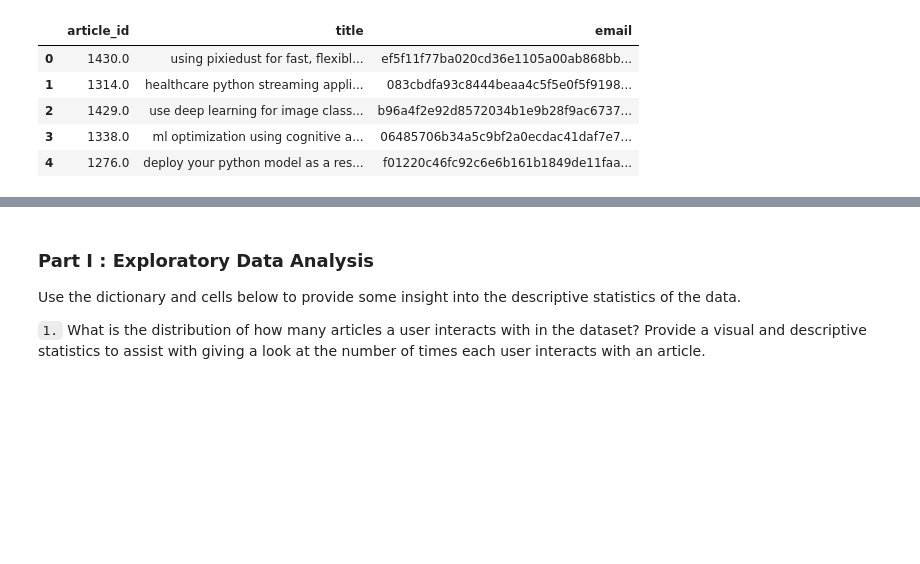
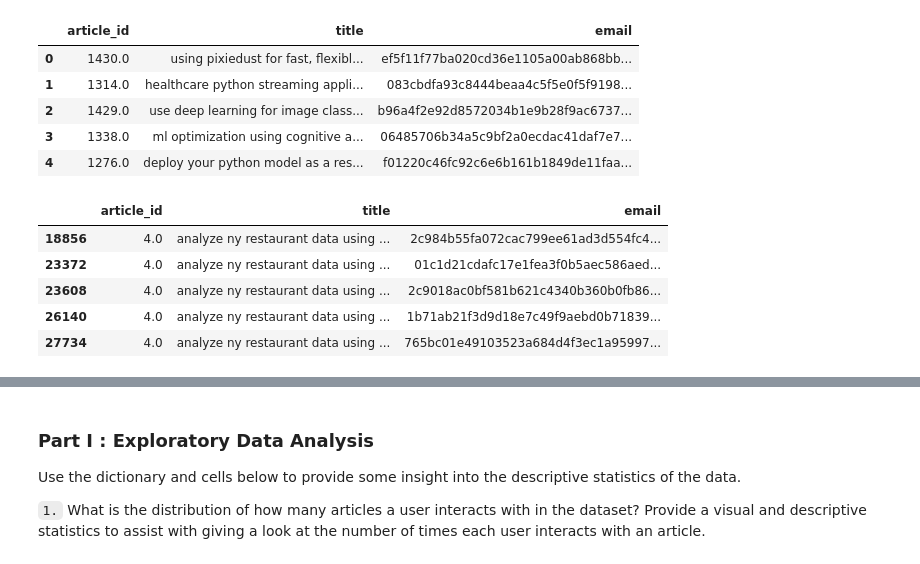
Before and after one commit to NamWoo/Recommendations_with_IBM, a Jupyter notebook: Recommendations_with_IBM.ipynb, the cells around one changed output, grey strips where cells are left out. Cells and saved outputs as stored; diff of their text form; code cells hidden in the pictures; blank space fills up the shorter version.

```diff
--- a/Recommendations_with_IBM.ipynb
+++ b/Recommendations_with_IBM.ipynb
@@ -42,6 +42,15 @@ df.head()
 | 2 | 1429.0 | use deep learning for image class... | b96a4f2e92d8572034b1e9b28f9ac6737... |
 | 3 | 1338.0 | ml optimization using cognitive a... | 06485706b34a5c9bf2a0ecdac41daf7e7... |
 | 4 | 1276.0 | deploy your python model as a res... | f01220c46fc92c6e6b161b1849de11faa... |
+# %%
+df.loc[df['article_id'] == 4,].head()
+# %% [output]
+|  | article_id | title | email |
+| 18856 | 4.0 | analyze ny restaurant data using ... | 2c984b55fa072cac799ee61ad3d554fc4... |
+| 23372 | 4.0 | analyze ny restaurant data using ... | 01c1d21cdafc17e1fea3f0b5aec586aed... |
+| 23608 | 4.0 | analyze ny restaurant data using ... | 2c9018ac0bf581b621c4340b360b0fb86... |
+| 26140 | 4.0 | analyze ny restaurant data using ... | 1b71ab21f3d9d18e7c49f9aebd0b71839... |
+| 27734 | 4.0 | analyze ny restaurant data using ... | 765bc01e49103523a684d4f3ec1a95997... |
 # %%
 # Show df_content to get an idea of the data
 df_content.head()
```
Also changed, not shown: parts of 31 cells of this notebook, 2 other files.
